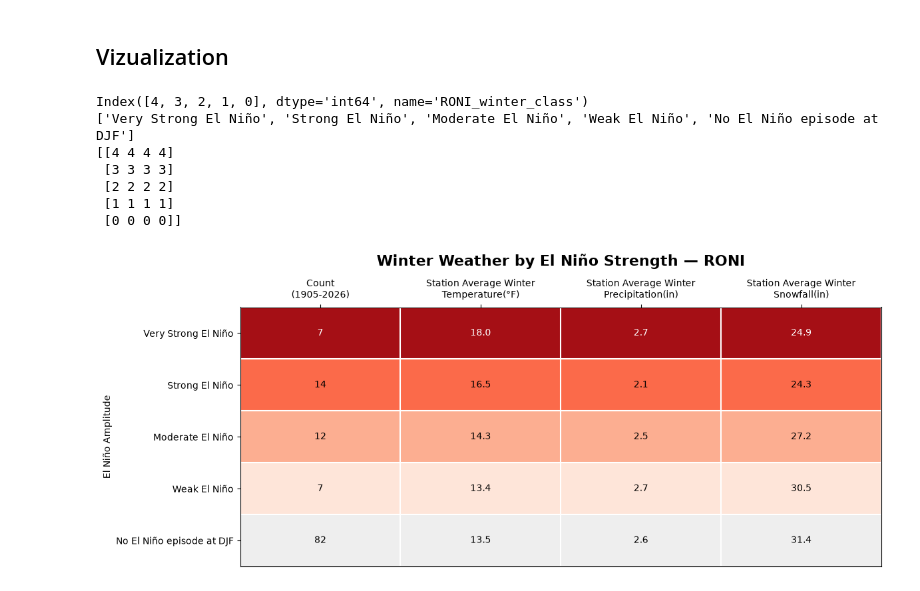
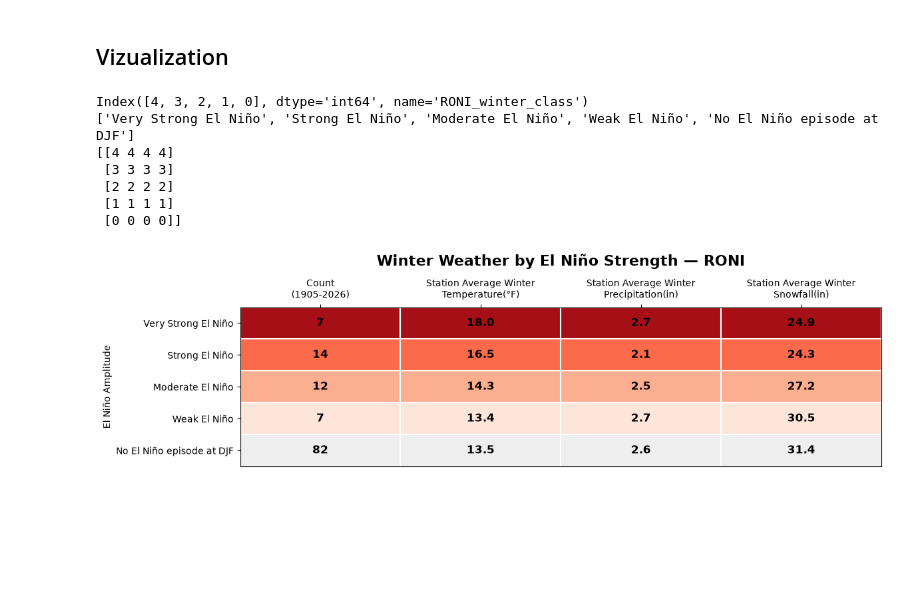
Before and after one commit to saign009-dot/ENSO_MCAP_PROJECT, a Jupyter notebook: scripts/data_table_builder_v0.0.ipynb, the cells around one changed output. Cells and saved outputs as stored; diff of their text form; code cells hidden in the pictures; blank space fills up the shorter version.

```diff
--- a/scripts/data_table_builder_v0.0.ipynb
+++ b/scripts/data_table_builder_v0.0.ipynb
@@ -659,7 +659,7 @@ amp_colors=ListedColormap([
     '#a50f15'  #4
 ])
 
-fig, ax=plt.subplots(figsize=(12,5))
+fig, ax=plt.subplots(figsize=(12,3.5))
 
 ax.imshow(
     roni_colors,
@@ -702,10 +702,12 @@ for row in range(roni_plot_table.shape[0]):
             label = f'{value:.1f}'  # Weather measurements: one decimal
 
         ax.text(
-            col, row, label,
-            ha='center',
-            va='center',
-            color='white' if rows[row] == 4 else 'black'
+                col, row, label,
+                ha='center',
+                va='center',
+                fontsize=12,
+                fontweight='bold',
+                color='black'
         )
 
 #grid the chart
@@ -713,31 +715,31 @@ for row in range(roni_plot_table.shape[0]):
 ax.set_xticks(
     np.arange(roni_plot_table.shape[1] + 1) - 0.5,
     minor=True
 )
 ax.set_yticks(
     np.arange(roni_plot_table.shape[0] + 1) - 0.5,
     minor=True
 )
 
 ax.grid(which='minor', color='white', linewidth=1.5)
 ax.tick_params(which='minor', bottom=False, top=False,
                left=False, right=False)
 
 # title the chart
 ax.set_title(
     'Winter Weather by El Niño Strength — RONI',
     fontsize=16,
     fontweight='bold',
     pad=45
 )
 plt.tight_layout()
 plt.show() #progress check
 # %% [output]
 Index([4, 3, 2, 1, 0], dtype='int64', name='RONI_winter_class')
 ['Very Strong El Niño', 'Strong El Niño', 'Moderate El Niño', 'Weak El Niño', 'No El Niño episode at DJF']
 [[4 4 4 4]
  [3 3 3 3]
  [2 2 2 2]
  [1 1 1 1]
  [0 0 0 0]]
-[figure, old version]
+[figure, new version]
```
